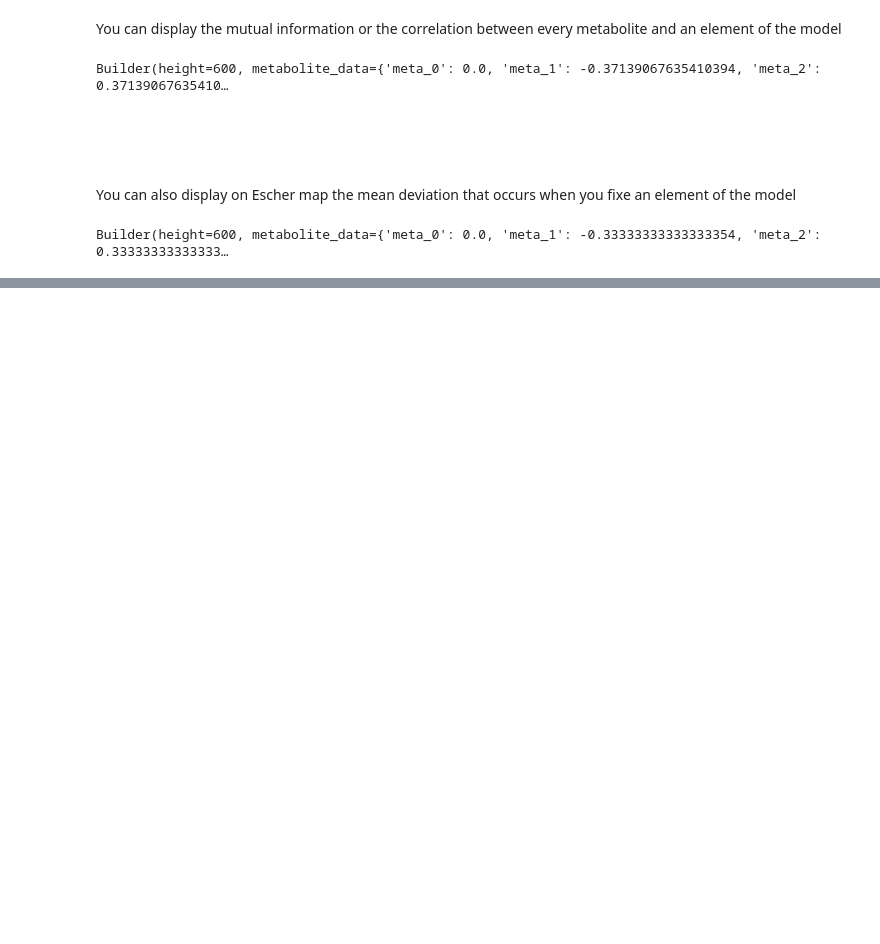
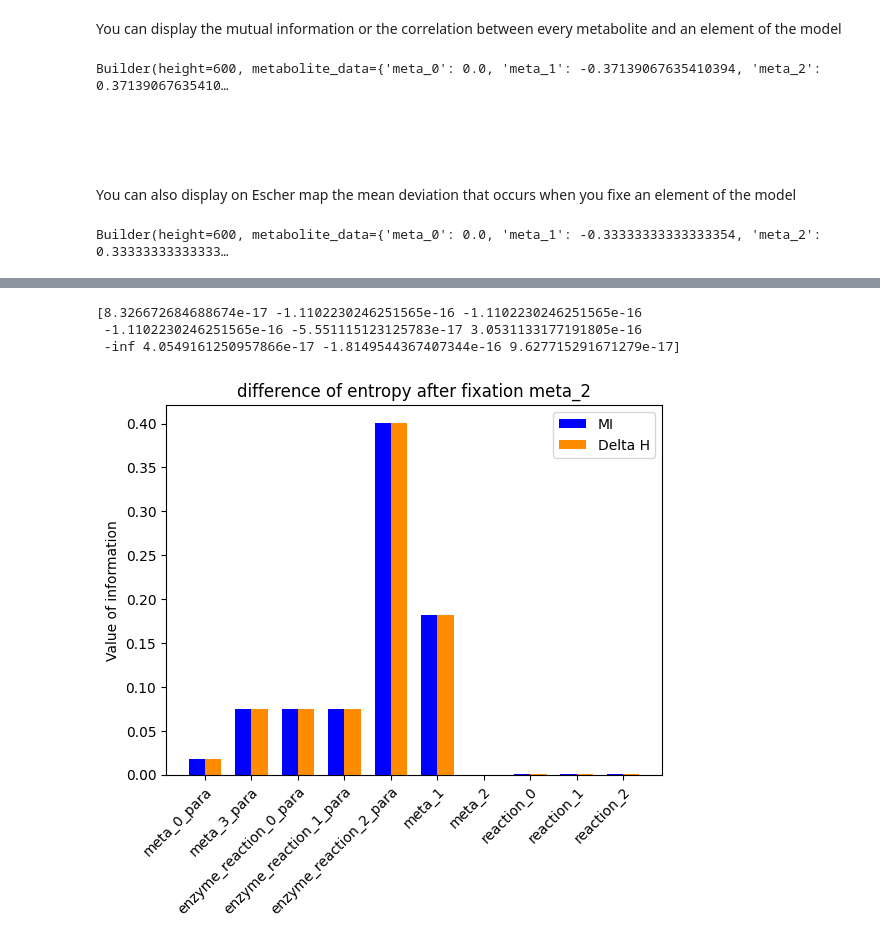
Before and after one commit to tuturax/BadAss, a Jupyter notebook: Notebooks/exemple_linear.ipynb, the cells around one changed output, grey strips where cells are left out. Cells and saved outputs as stored; diff of their text form; code cells hidden in the pictures; blank space fills up the shorter version.

```diff
--- a/Notebooks/exemple_linear.ipynb
+++ b/Notebooks/exemple_linear.ipynb
@@ -736,0 +739,7 @@ model.entropy_conditional
+# %%
+model.plot_entropy_fixed("meta_2")
+# %% [output]
+[8.326672684688674e-17 -1.1102230246251565e-16 -1.1102230246251565e-16
+ -1.1102230246251565e-16 -5.551115123125783e-17 3.0531133177191805e-16
+ -inf 4.0549161250957866e-17 -1.8149544367407344e-16 9.627715291671279e-17]
+[figure, added]
```
Also changed, not shown: parts of 6 cells of this notebook, 13 other files.
